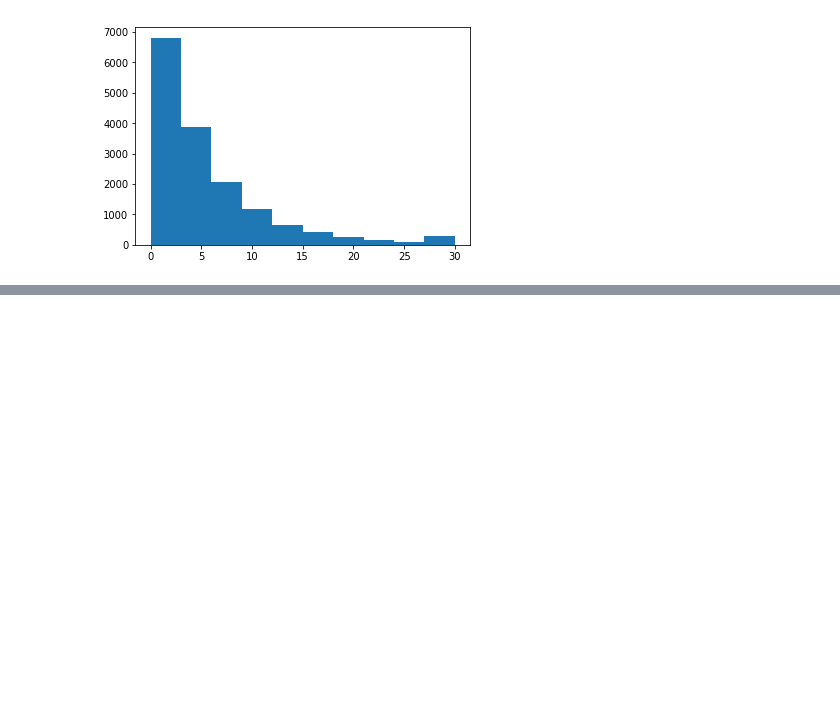
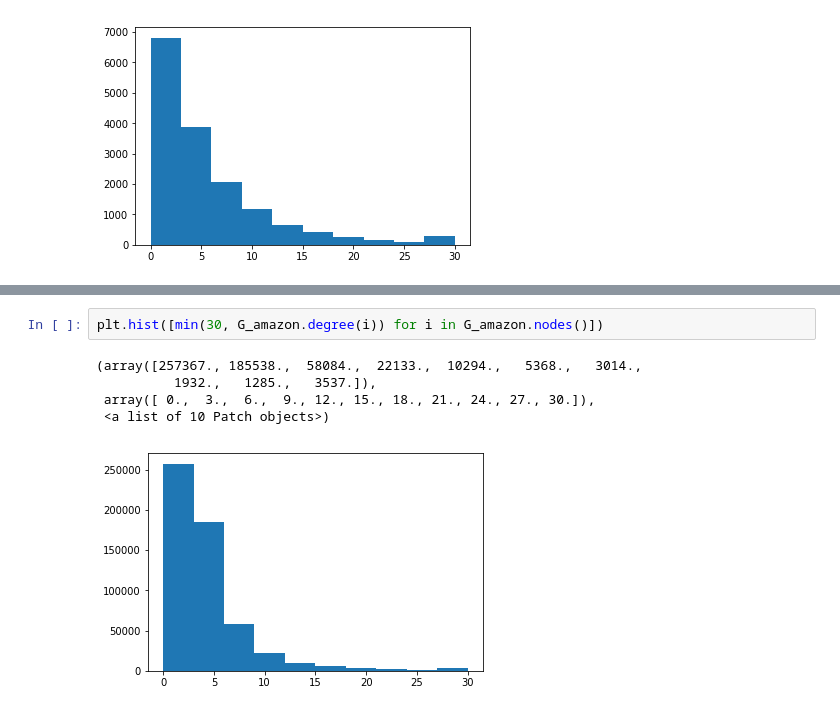
Before and after one commit to alexey9177950/data-graph, a Jupyter notebook: notebooks/datasets.ipynb, the cells around one changed output, grey strips where cells are left out. Cells and saved outputs as stored; diff of their text form; blank space fills up the shorter version.

```diff
--- a/notebooks/datasets.ipynb
+++ b/notebooks/datasets.ipynb
@@ -76,0 +90,8 @@ plt.hist(np.minimum(degs, 30))
+# %%
+plt.hist([min(30, G_amazon.degree(i)) for i in G_amazon.nodes()])
+# %% [output]
+(array([257367., 185538.,  58084.,  22133.,  10294.,   5368.,   3014.,
+          1932.,   1285.,   3537.]),
+ array([ 0.,  3.,  6.,  9., 12., 15., 18., 21., 24., 27., 30.]),
+ <a list of 10 Patch objects>)
+[figure, added]
```
Also changed, not shown: parts of 6 cells of this notebook, 6 other files.
